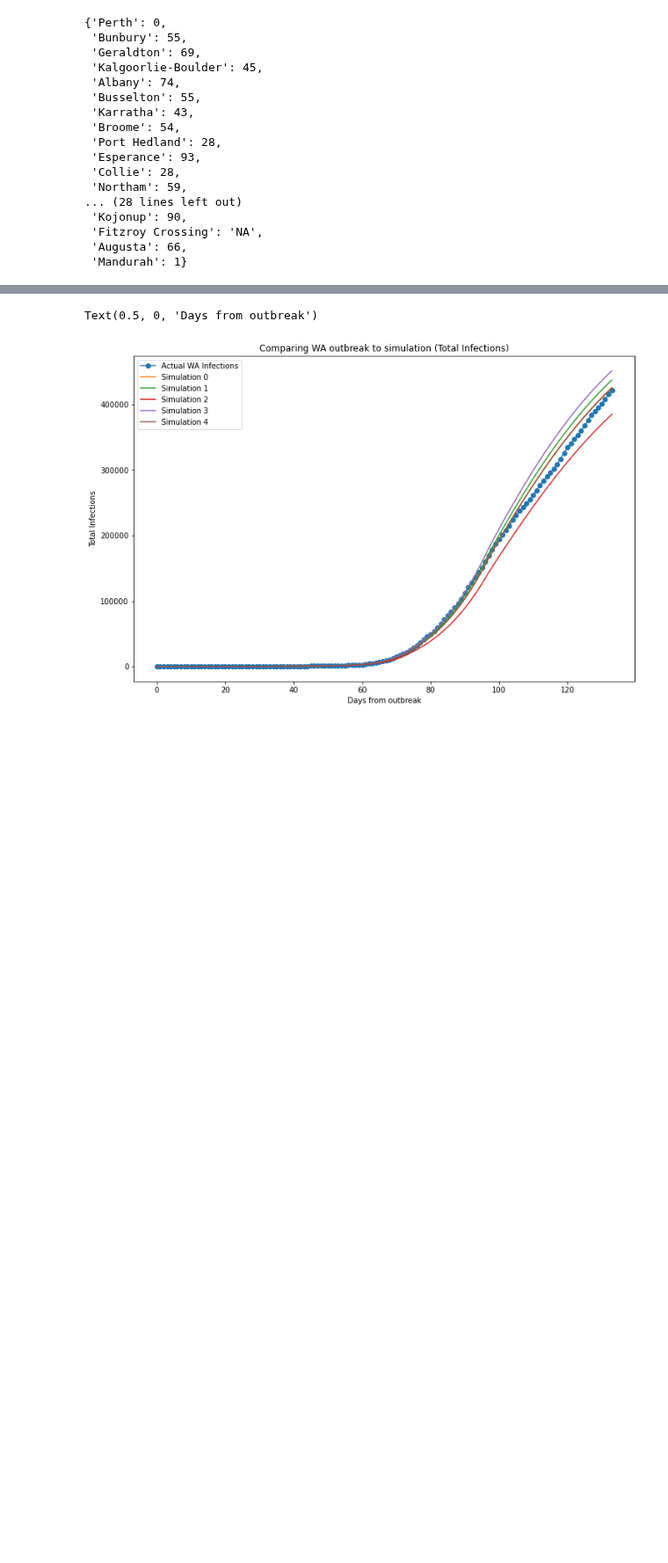
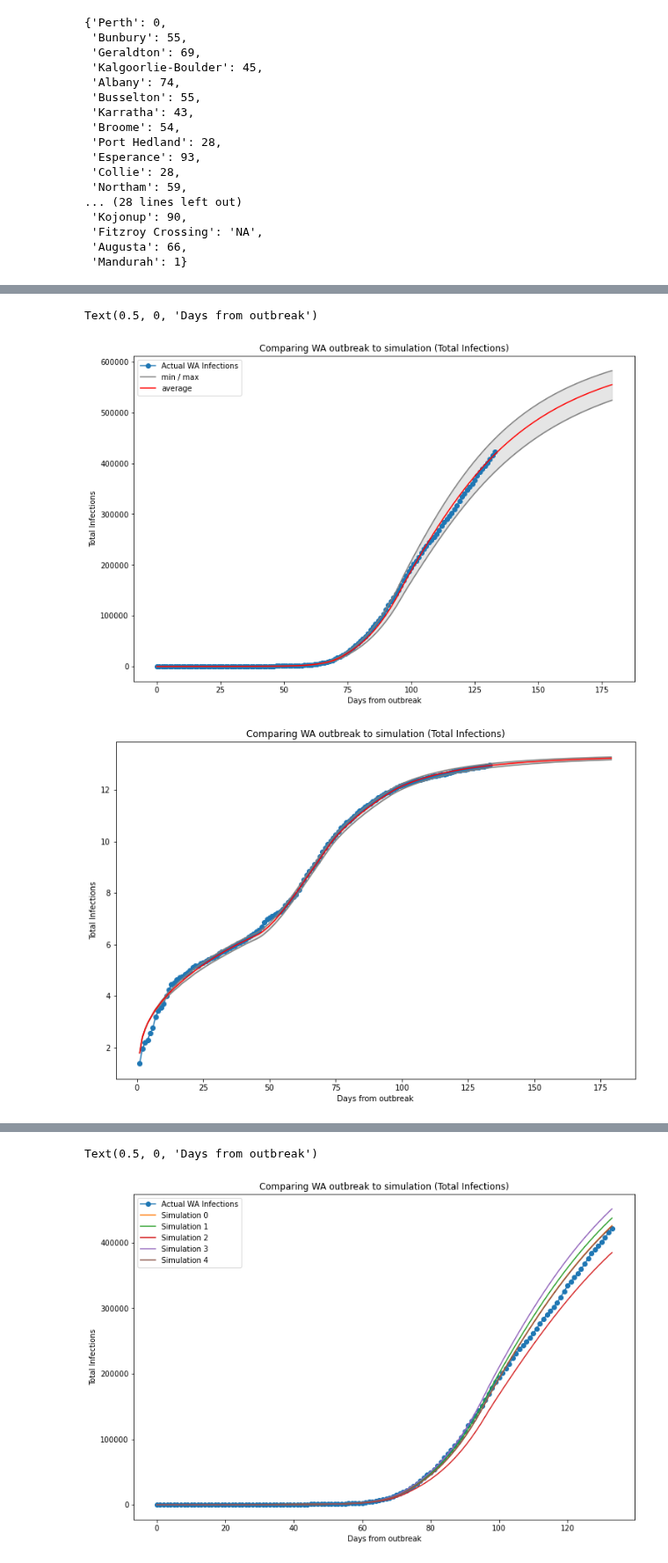
Before and after one commit to yuval-b/covid_thesis, a Jupyter notebook: 8. Discrete Population Compartmental Model.ipynb, the cells around one changed output, grey strips where cells are left out. Shown at 88% size. Cells and saved outputs as stored; diff of their text form; code cells hidden in the pictures; blank space fills up the shorter version.

Commit message:
Figures show uncertainty in parameters

```diff
--- a/8. Discrete Population Compartmental Model.ipynb
+++ b/8. Discrete Population Compartmental Model.ipynb
@@ -418,7 +418,7 @@ def run_the_sim(days, params, a1, a2, a3, a4, uptakes, num, steps, popn, model,
 
     return model, day_infs
 # %%
-num_iter = 20
+num_iter = 5
 # %%
 # WITHOUT PARALLELISATION
 
@@ -518,0 +544,51 @@ allDone()
+# %%
+zp = list((zip(*allsims_infs)))
+
+minn = []
+maxx = []
+avg = []
+for i in range(days):
+    minn.append(min(zp[i]))
+    maxx.append(max(zp[i]))
+    avg.append(np.mean(zp[i]))
+
+plt.figure(figsize = (12,8))
+plt.title('Comparing WA outbreak to simulation (Total Infections)')
+plt.plot(wa_totals, marker = 'o',label = 'Actual WA Infections')
+plt.fill_between([i for i in range(days)], minn, maxx, color='grey', alpha=.2)
+plt.plot(minn, color = 'grey')
+plt.plot(maxx, color = 'grey', label = 'min / max')
+plt.plot(avg,color = 'red', label = 'average')
+plt.ylabel('Total Infections')
+plt.xlabel('Days from outbreak')
+plt.legend()
+
+plt.figure(figsize = (12,8))
+plt.title('Comparing WA outbreak to simulation (Total Infections)')
+plt.plot(np.log(wa_totals), marker = 'o',label = 'Actual WA Infections')
+plt.fill_between([i for i in range(days)], np.log(minn), np.log(maxx), color='grey', alpha=.2)
+plt.plot(np.log(minn), color = 'grey', label = 'min/max')
+plt.plot(np.log(maxx), color = 'grey', label = 'average')
+plt.plot(np.log(avg),color = 'red')
+plt.ylabel('Total Infections')
+plt.xlabel('Days from outbreak')
+plt.legend()
+
+plt.figure(figsize = (12,8))
+plt.title('Comparing WA outbreak to simulation (Daily Infections)')
+plt.plot(wa_infs, label = 'Actual WA Infections')
+for i in range(num_iter):
+    day_maxx = [maxx[i]-maxx[i-1] for i in range(1,len(maxx))]
+    day_minn = [minn[i]-minn[i-1] for i in range(1,len(minn))]
+    day_avg = [avg[i]-avg[i-1] for i in range(1,len(maxx))]
+plt.plot(day_minn, color = 'grey')
+plt.plot(day_maxx, color = 'grey', label = 'min / max')
+plt.fill_between([i for i in range(days-1)], day_minn, day_maxx, color='grey', alpha=.2)
+plt.plot(day_avg,color = 'red', label = 'average')
+plt.legend()
+plt.ylabel('Daily Infections')
+plt.xlabel('Days from outbreak')
+# %% [output]
+Text(0.5, 0, 'Days from outbreak')
+[figure, added]
+[figure, added]
```
Also changed, not shown: parts of 6 cells of this notebook.
